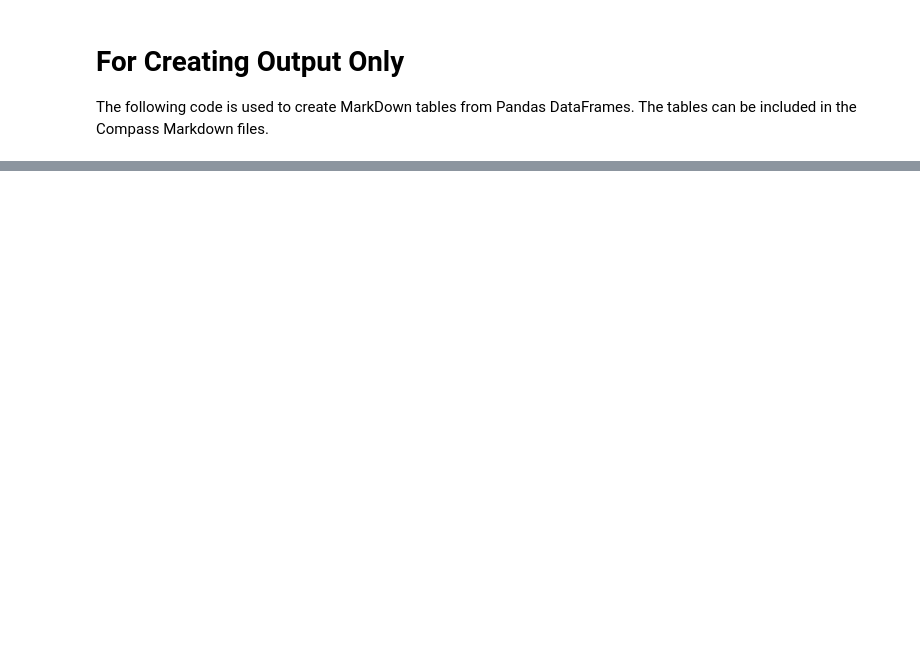
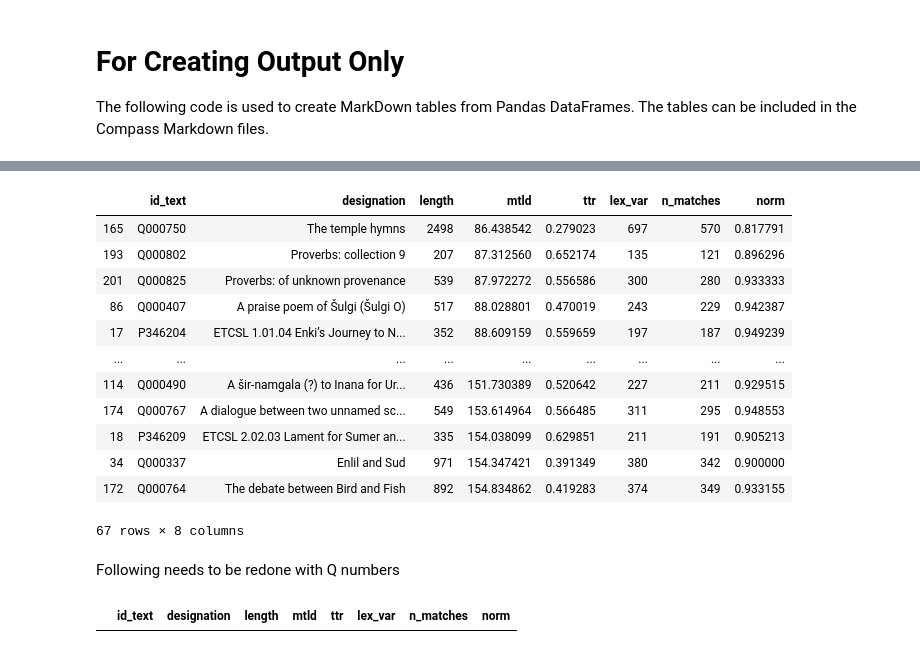
Before and after one commit to niekveldhuis/compass, a Jupyter notebook: 3_Vocabularies/3_2_Lit_Lex.ipynb, the cells around one changed output, grey strips where cells are left out. Saved outputs shown, nothing was run; the diff lists cells and outputs as text; code cells hidden in the pictures; blank space fills up the shorter version.

```diff
--- a/3_Vocabularies/3_2_Lit_Lex.ipynb
+++ b/3_Vocabularies/3_2_Lit_Lex.ipynb
@@ -313,5 +324,21 @@ plt.show()
 # %%
-etcsl_df2.loc[(86 < etcsl_df2.mtld) & (etcsl_df2.mtld < 162.6)].sort_values(by = 'mtld')
+lit_df2.loc[(86 < lit_df2.mtld) & (lit_df2.mtld < 162.6)].sort_values(by = 'mtld')
+# %% [output]
+|  | id_text | designation | length | mtld | ttr | lex_var | n_matches | norm |
+| 165 | Q000750 | The temple hymns | 2498 | 86.438542 | 0.279023 | 697 | 570 | 0.817791 |
+| 193 | Q000802 | Proverbs: collection 9 | 207 | 87.312560 | 0.652174 | 135 | 121 | 0.896296 |
+| 201 | Q000825 | Proverbs: of unknown provenance | 539 | 87.972272 | 0.556586 | 300 | 280 | 0.933333 |
+| 86 | Q000407 | A praise poem of Šulgi (Šulgi O) | 517 | 88.028801 | 0.470019 | 243 | 229 | 0.942387 |
+| 17 | P346204 | ETCSL 1.01.04 Enki’s Journey to N... | 352 | 88.609159 | 0.559659 | 197 | 187 | 0.949239 |
+| ... | ... | ... | ... | ... | ... | ... | ... | ... |
+| 114 | Q000490 | A šir-namgala (?) to Inana for Ur... | 436 | 151.730389 | 0.520642 | 227 | 211 | 0.929515 |
+| 174 | Q000767 | A dialogue between two unnamed sc... | 549 | 153.614964 | 0.566485 | 311 | 295 | 0.948553 |
+| 18 | P346209 | ETCSL 2.02.03 Lament for Sumer an... | 335 | 154.038099 | 0.629851 | 211 | 191 | 0.905213 |
+| 34 | Q000337 | Enlil and Sud | 971 | 154.347421 | 0.391349 | 380 | 342 | 0.900000 |
+| 172 | Q000764 | The debate between Bird and Fish | 892 | 154.834862 | 0.419283 | 374 | 349 | 0.933155 |
+67 rows × 8 columns
+# %% [markdown]
+Following needs to be redone with Q numbers
 # %%
 tetrad = {'c.2.5.8.1' : 1, 'c.2.5.3.2' : 1, 'c.2.5.5.2' : 1, 'c.4.16.1': 1}
 decad = {'c.2.4.2.01' : 2, 'c.2.5.5.1' : 2, 'c.5.5.4' : 2, 'c.4.07.2' : 2, 'c.4.05.1' : 2,
@@ -332,8 +359,10 @@ educL.update(tetrad)
 educL.update(decad)
 educL.update(houseF)
 educL.update(proverbs)
-educ = etcsl_df2.loc[etcsl_df2.id_text.isin(educL)].sort_values(by = 'norm')
+educ = lit_df2.loc[lit_df2.id_text.isin(educL)].sort_values(by = 'norm')
 educ
+# %% [output]
+|  | id_text | designation | length | mtld | ttr | lex_var | n_matches | norm |
 # %%
 educ['category'] = [educL[id] for id in educ.id_text]
 # %%
```
Also changed, not shown: parts of 13 cells of this notebook, 1 other file.
